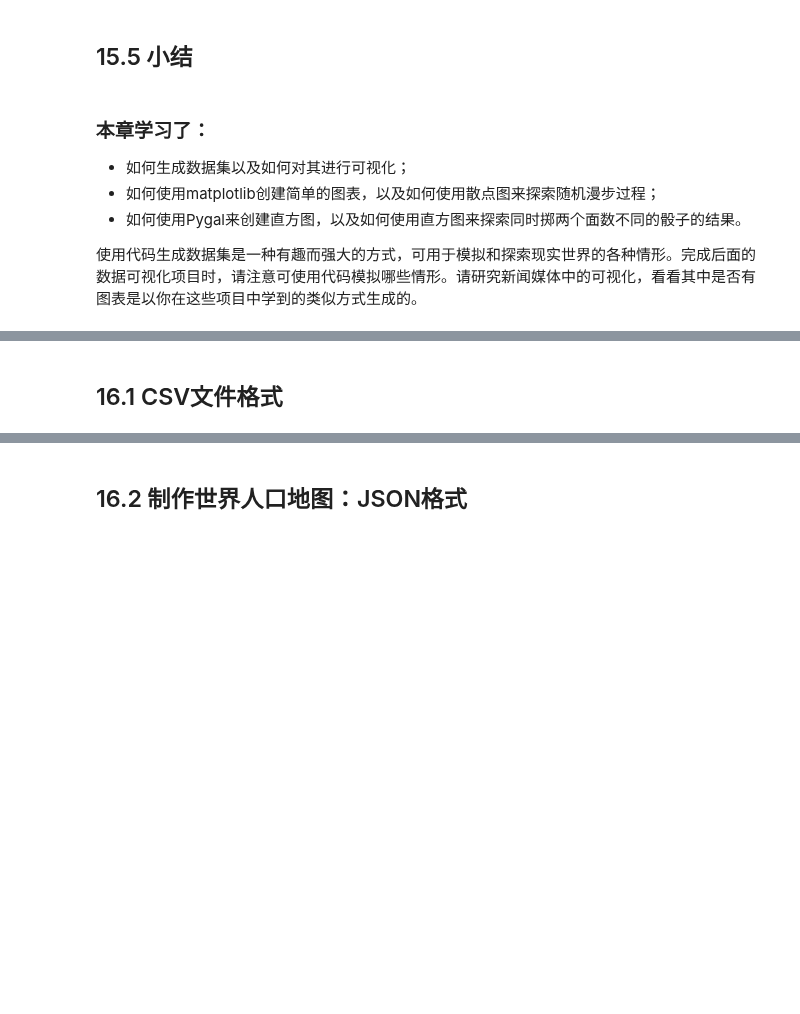
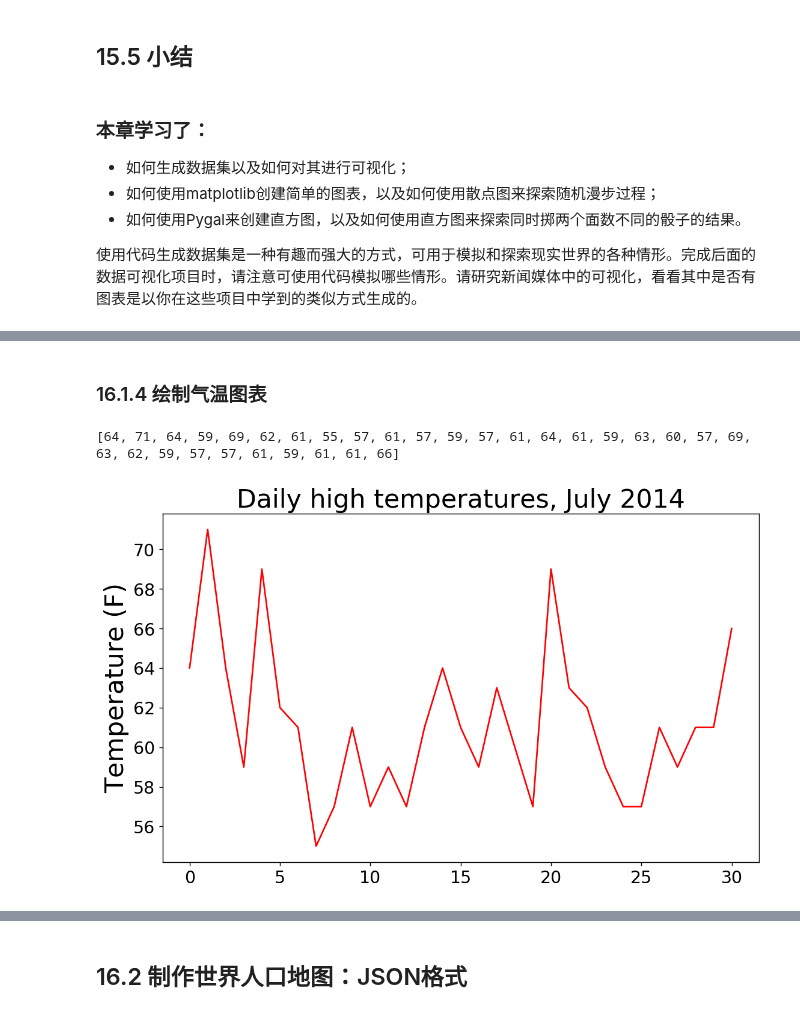
Before and after one commit to anliux/Python-Crash-Course, a Jupyter notebook: PartII_Project_2_DataVisualization/A_DataVisualization.ipynb, the cells around one changed output, grey strips where cells are left out. Saved outputs shown, nothing was run; the diff lists cells and outputs as text; code cells hidden in the pictures; blank space fills up the shorter version.

```diff
--- a/PartII_Project_2_DataVisualization/A_DataVisualization.ipynb
+++ b/PartII_Project_2_DataVisualization/A_DataVisualization.ipynb
@@ -884,0 +903,16 @@ hist.render_to_file('dice_visual_2.svg')
+# %%
+# highs_lows.py
+
+import csv
+
+filename = 'sitka_weather_07-2014.csv'
+with open(filename) as f:  # 打开这个文件，并将结果文件对象存储在f中
+    reader = csv.reader(f)  # 创建一个与该文件相关联的阅读器(reader)对象，并存储在reader中
+    header_row = next(reader)  # 模块csv包含函数next(),调用它并将阅读器对象传递给它时，它将返回文件中的下一行
+        # 此处只调用了一次next(),因此得到的是文件的第一行，其中包含文件头
+        # header_row包含与天气相关的文件头，指出了每行都包含哪些数据
+    print(header_row)
+
+# 如下显示的正是csv表格中的表头部分，或者说是表格第一行，表示每列各种指标
+# 文件头AKDT 表示阿拉斯加时间（Alaska Daylight Time），其位置表明每行的第一个值都是日期或时间。
+# 文件头Max TemperatureF 指出每行的第二个值都是当天的最高华氏温度。以此类推，都有特定的含义。
@@ -885,2 +1007,57 @@ hist.render_to_file('dice_visual_2.svg')
 # %% [markdown]
-## 16.1 CSV文件格式
+### 16.1.4 绘制气温图表
+# %%
+# highs_lows.py
+
+import csv
+# 16.1.4 新增：绘图必备
+from matplotlib import pyplot as plt
+
+filename = 'sitka_weather_07-2014.csv'
+with open(filename) as f:  # 打开这个文件，并将结果文件对象存储在f中
+    reader = csv.reader(f)  # 创建一个与该文件相关联的阅读器(reader)对象，并存储在reader中
+    header_row = next(reader)  # 模块csv包含函数next(),调用它并将阅读器对象传递给它时，它将返回文件中的下一行
+        # 此处只调用了一次next(),因此得到的是文件的第一行，其中包含文件头
+        # header_row包含与天气相关的文件头，指出了每行都包含哪些数据
+
+    # 16.1.3 注释
+    # 16.1.2新增for循环
+    # for index, column_header in enumerate(header_row):
+        # enumerate这个函数：输入为啥是分行的。。
+        # enumerate()：用于将一个可遍历的数据对象(如列表、元组或字符串)组合为一个索引序列，同时列出数据和数据下标，一般用在for循环中
+        # print(index, column_header)
+
+    # 16.1.2注释
+    # print(header_row)
+
+    # 16.1.3 新增：
+    # 从文件中获取最高气温
+    highs = []
+    for row in reader: # 遍历文件中余下的各行
+        # 用int()将最高气温的字符串转换为数字
+        high = int(row[1])
+        highs.append(high)
+        # highs.append(row[1])
+        # 阅读器对象从其停留的地方继续往下读取CSV文件，每次都自动返回当前所处位置的下一行。
+        # 由于我们已经读取了文件头行，这个循环将从第二行开始——从这行开始包含的是实际数据。
+        # 每次执行该循环时，我们都将索引1处（第2列）的数据附加到highs末尾
+
+    print(highs)
+
+# 16.1.4新增：如下绘图代码都是新增
+# 根据数据绘制图形
+fig = plt.figure(dpi=128, figsize=(10,6))
+plt.plot(highs, c='red') # 将最高气温列表传给plot()
+
+# 设置图形的格式
+plt.title('Daily high temperatures, July 2014', fontsize=24)
+plt.xlabel('', fontsize=16)
+plt.ylabel('Temperature (F)', fontsize=24)
+plt.tick_params(axis='both', which='major', labelsize=16)
+
+plt.show()
+
+# 显示由字符串转为数字的最高气温
+# %% [output]
+[64, 71, 64, 59, 69, 62, 61, 55, 57, 61, 57, 59, 57, 61, 64, 61, 59, 63, 60, 57, 69, 63, 62, 59, 57, 57, 61, 59, 61, 61, 66]
+[figure, added]
```
Also changed, not shown: parts of 25 cells of this notebook, 1 other file.
